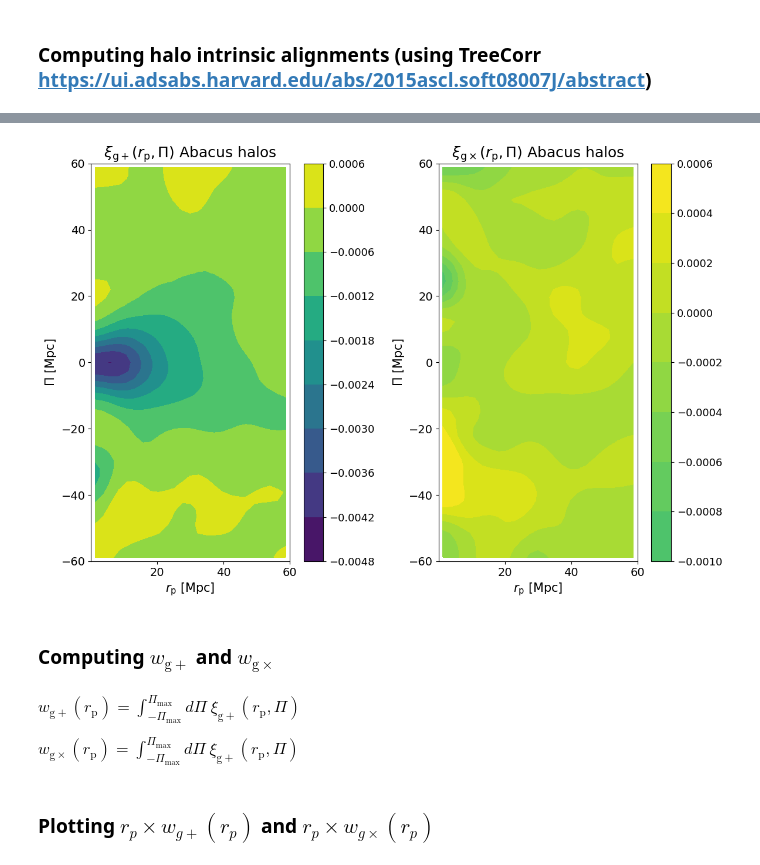
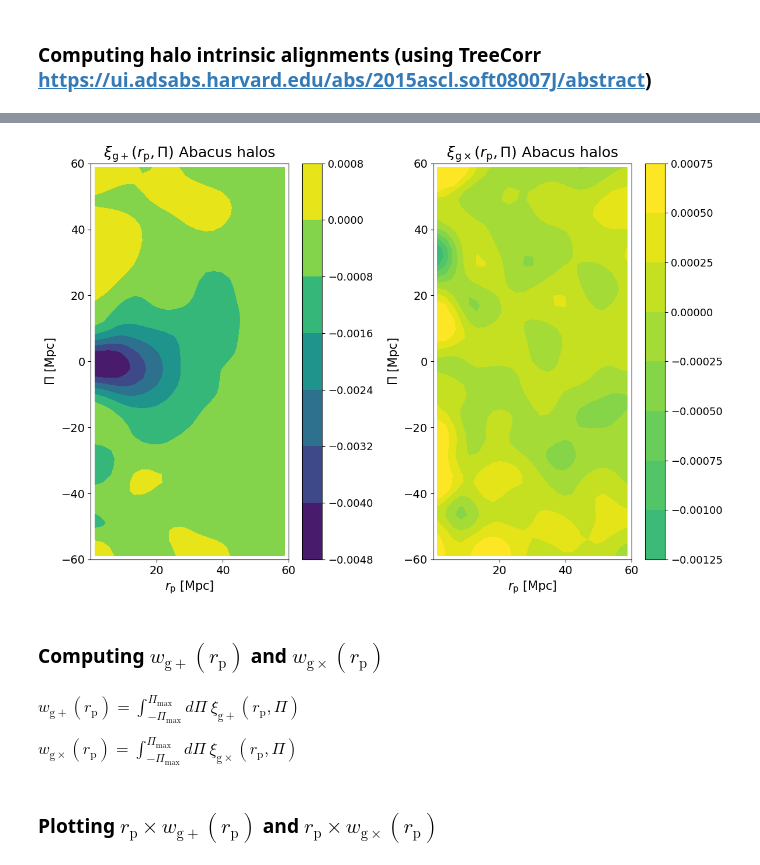
Before and after one commit to antonincorinaldi/3D_intrinsic_alignment, a Jupyter notebook: notebooks/intrinsic_alignment/TreeCorr_halos.ipynb, the cells around one changed output, grey strips where cells are left out. Cells and saved outputs as stored; diff of their text form; code cells hidden in the pictures.

```diff
--- a/notebooks/intrinsic_alignment/TreeCorr_halos.ipynb
+++ b/notebooks/intrinsic_alignment/TreeCorr_halos.ipynb
@@ -164,12 +229,11 @@ def simulator(theta,
                 el=halos_table,
                 nb_halos=nb_halos,
                 p_axis='y', # The direction of projection (here 'y' denotes by convention the direction of the line-of-sight)
-                e_bins=np.linspace(0,1,100) # The number of bins for the histogram of e_counts (output)
                ):
 
-    mu_tau_A, mu_tau_B, mu_tau_C, sigma_tau_A, sigma_tau_B, sigma_tau_C, r_tau = theta
+    mu_tau_B, mu_tau_C, sigma_tau_B, sigma_tau_C, r_tau = theta
 
-    evcl, evls = population_3D (mu_tau_A, mu_tau_B, mu_tau_C, sigma_tau_A, sigma_tau_B, sigma_tau_C, r_tau, el, nb_halos)
+    evcl, evls = population_3D (mu_tau_B, mu_tau_C, sigma_tau_B, sigma_tau_C, r_tau, el, nb_halos)
 
     e1, e2 = projection (evcl, evls, p_axis)
 
@@ -178,7 +242,7 @@ def simulator(theta,
 
 
 
-e1_halos, e2_halos = simulator([1,1,1,0,0,0,0], el=halos_table)
+e1_halos, e2_halos = simulator([1,1,0,0,0], el=halos_table)
 
 
 halos_table['e1']= e1_halos ; halos_table['e2']= e2_halos
@@ -187,22 +251,24 @@ halos_table['e1']= e1_halos ; halos_table['e2']= e2_halos
 # %%
 # Function that computes the 2-point correlation function xi_g+ and xi_gx for the Abacus halos projected shapes and the associated variances (using Jackknife)
 
-def compute_halo_intrinsic_alignments (x_val, y_val, z_val,
+def compute_halo_intrinsic_alignments (x_shape, y_shape, z_shape,
+                                       e1_halos, e2_halos,
 
-                                       e1, e2,
+                                       x_rand, y_rand, z_rand,
 
-                                       pi_max,
+                                       pi_max = 60,
 
-                                       rp_min, rp_max,
+                                       rp_min=0.1, rp_max = 60.,
 
-                                       bin_type,
+                                       bin_type='Linear',
 
                                        nrp=25, npi=50,
 
                                        npatch=20):
 
     # Catalog of halos
-    halo_shapes = treecorr.Catalog(x=x_val, y=y_val, z=z_val, g1=e1, g2=e2, npatch=npatch)
+    halo_shapes = treecorr.Catalog(x=x_shape, y=y_shape, z=z_shape, g1=e1_halos, g2=e2_halos, npatch=npatch)
+    halo_randoms = treecorr.Catalog(x=x_rand, y=y_rand, z=z_rand, npatch=npatch)
 
     # Line-of-sight direction
     pi = np.linspace(-pi_max, pi_max, npi)
@@ -224,7 +290,19 @@ def compute_halo_intrinsic_alignments (x_val, y_val, z_val,
                                 cross_patch_weight='simple')
         ng.process(halo_shapes, halo_shapes, metric ='Rperp')
 
-        xi_p, xi_c, var2 = ng.calculateXi(rg=None) ; r=ng.meanlogr
+        rg = treecorr.NGCorrelation(nbins=nrp,
+                                min_sep = rp_min,
+                                max_sep = rp_max,
+                                min_rpar = pi[i],
+                                max_rpar = pi[i+1],
+                                bin_type=bin_type,
+                                bin_slop=0.1,
+                                angle_slop=0.1,
+                                var_method='jackknife',
+                                cross_patch_weight='simple')
+        rg.process(halo_randoms, halo_shapes, metric ='Rperp')
+
+        xi_p, xi_c, var2 = ng.calculateXi(rg=None) ; r=ng.meanr
 
         xi_gp.append(xi_p) ; xi_gc.append(xi_c) ; var.append(var2) ; rp.append(r)
 
@@ -233,8 +311,9 @@ def compute_halo_intrinsic_alignments (x_val, y_val, z_val,
     return xi_gp_halos, xi_gc_halos, var_halos, r_halos
 # %%
 xi_gp_halos, xi_gc_halos, var_halos, r_halos = compute_halo_intrinsic_alignments (x_val, y_val, z_val,
+                                                                                  e1_halos, e2_halos,
 
-                                                                                  e1_halos, e2_halos,
+                                                                                  x_rand, y_rand, z_rand,
 
                                                                                   pi_max = 60,
 
@@ -251,7 +334,7 @@ xi_gp_halos, xi_gc_halos, var_halos, r_halos = compute_halo_intrinsic_alignments
 # Function to plot the correlation functions in the rp-Pi plane
 
 def plotting_correlation_function(xi_gn_p_results, xi_gn_x_results, rmin=60, sigma=2,
-                                  contourf=True, vmin=None, vmax=None, log=False, title_p='', title_x=''):
+                                  contourf=True, vmin=None, vmax=None, log=False, title_p='', title_save='', title_x=''):
 
 
     smoothed_xi_gn_p_results = gaussian_filter(xi_gn_p_results, sigma=sigma)
@@ -288,7 +371,6 @@ def plotting_correlation_function(xi_gn_p_results, xi_gn_x_results, rmin=60, sig
     plt.xlabel(r'$r_\mathrm{p}$ [Mpc]', fontsize=15)
     plt.tick_params(axis='both', which='major', labelsize=14)
     plt.title(title_p, fontsize=18)
-    #plt.savefig('Abacus_halos_xi_gp.pdf', bbox_inches='tight')
 
 
 
@@ -308,22 +390,23 @@ def plotting_correlation_function(xi_gn_p_results, xi_gn_x_results, rmin=60, sig
     plt.xlabel(r'$r_\mathrm{p}$ [Mpc]', fontsize=15)
     plt.tick_params(axis='both', which='major', labelsize=14)
     plt.title(title_x, fontsize=18)
-    #plt.savefig('Abacus_halos_xi_gc.pdf', bbox_inches='tight')
 
     plt.tight_layout()
+    plt.savefig(title_save, bbox_inches='tight')
     plt.show()
 # %%
 plotting_correlation_function(xi_gp_halos.T, xi_gc_halos.T, rmin=60, sigma=2,
                               contourf=True, vmin=-0.0048, vmax=0.0006, log=False,
                               title_p=r'$\xi_{\mathrm{g+}}(r_\mathrm{p},\Pi)$ Abacus halos',
+                              title_save='Abacus_halos_xi.pdf',
                               title_x=r'$\xi_{\mathrm{g\times}}(r_\mathrm{p},\Pi)$ Abacus halos')
 # %% [output]
-[figure, old version]
+[figure, new version]
 # %% [markdown]
-### Computing $w_{\mathrm{g+}}$ and $w_{\mathrm{g\times}}$
+### Computing $w_{\mathrm{g+}}(r_\mathrm{p})$ and $w_{\mathrm{g\times}}(r_\mathrm{p})$
 # %% [markdown]
 $w_{\mathrm{g+}}(r_\mathrm{p}) = \int_{-\Pi_{\mathrm{max}}}^{\Pi_{\mathrm{max}}}d\Pi~\xi_{\mathrm{g+}}(r_\mathrm{p},\Pi)$
 
-$w_{\mathrm{g\times}}(r_\mathrm{p}) = \int_{-\Pi_{\mathrm{max}}}^{\Pi_{\mathrm{max}}}d\Pi~\xi_{\mathrm{g+}}(r_\mathrm{p},\Pi)$
+$w_{\mathrm{g\times}}(r_\mathrm{p}) = \int_{-\Pi_{\mathrm{max}}}^{\Pi_{\mathrm{max}}}d\Pi~\xi_{\mathrm{g\times}}(r_\mathrm{p},\Pi)$
 # %%
 xi_gp_halos, xi_gc_halos, var_halos, r_halos = compute_halo_intrinsic_alignments (x_val, y_val, z_val,
@@ -354,5 +438,5 @@ for i in range (nrp):
 sigma_gp_halos = np.sqrt(sum_var_gp_halos)
 sigma_gc_halos = np.sqrt(sum_var_gc_halos)
 # %% [markdown]
-### Plotting $r_p\times w_{g+}(r_p)$ and $r_p\times w_{g\times}(r_p)$
+### Plotting $r_\mathrm{p}\times w_{\mathrm{g+}}(r_\mathrm{p})$ and $r_\mathrm{p}\times w_{\mathrm{g\times}}(r_\mathrm{p})$
 # %%
```
Also changed, not shown: parts of 21 cells of this notebook.
